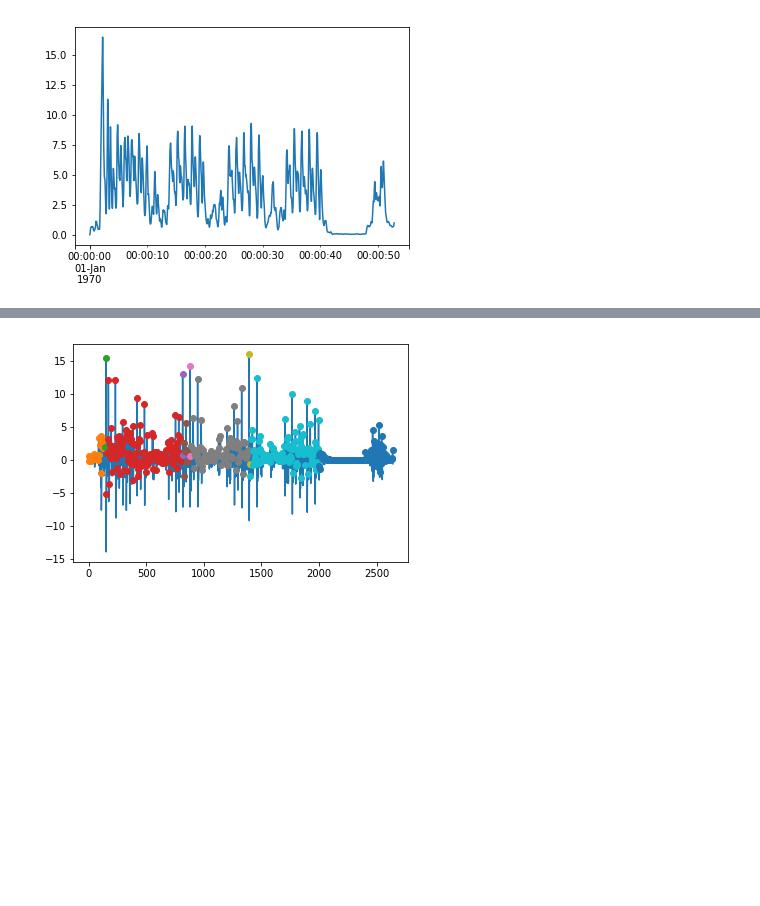
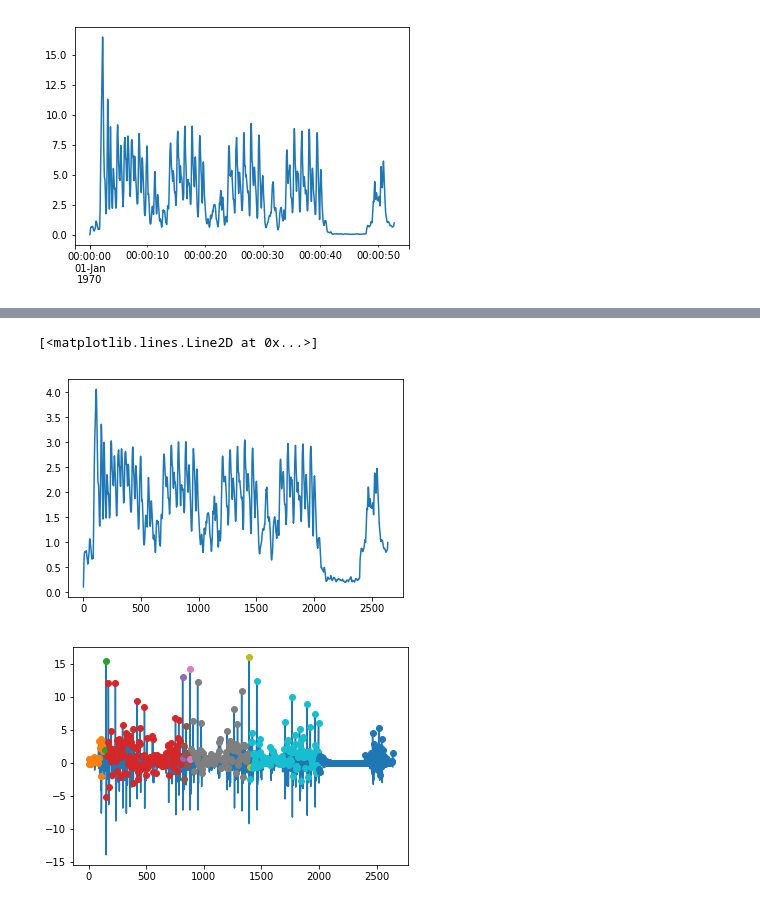
Before and after one commit to pdkit/pdkit, a Jupyter notebook: notebooks/test_segmentation.ipynb, the cells around one changed output, grey strips where cells are left out. Drawn from its saved outputs; the diff is of its cells as text; code cells hidden in the pictures; blank space fills up the shorter version.

```diff
--- a/notebooks/test_segmentation.ipynb
+++ b/notebooks/test_segmentation.ipynb
@@ -44,3 +50,8 @@ plot_bellman_segmentation(frts.mag_sum_acc.values, peak, segments)
+# %%
+plt.plot(np.sqrt(frts.mag_sum_acc.values))
+# %% [output]
+[<matplotlib.lines.Line2D at 0x...>]
+[figure, added]
 # %%
 dd = gp.filter_signal(rts)
 # %%
```
Also changed, not shown: parts of 11 cells of this notebook, 15 other files.
